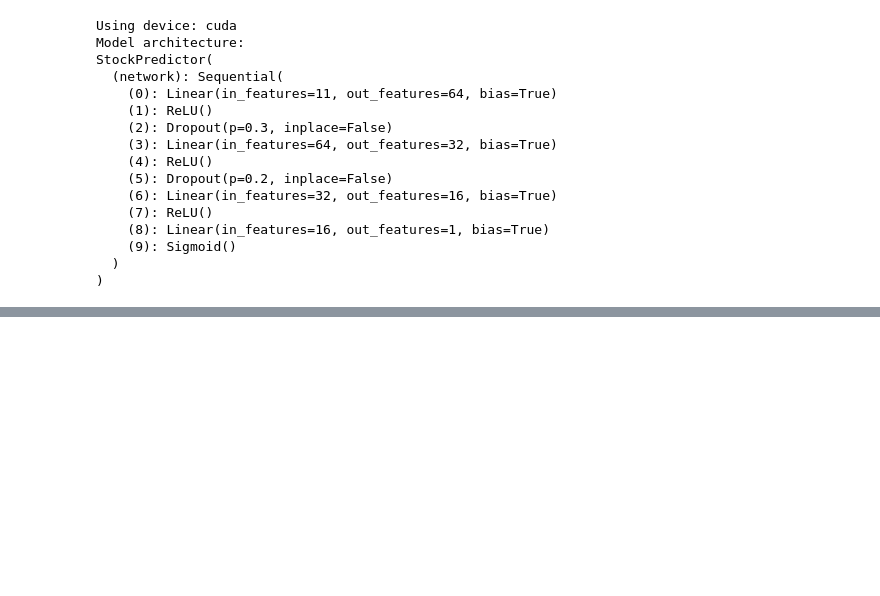
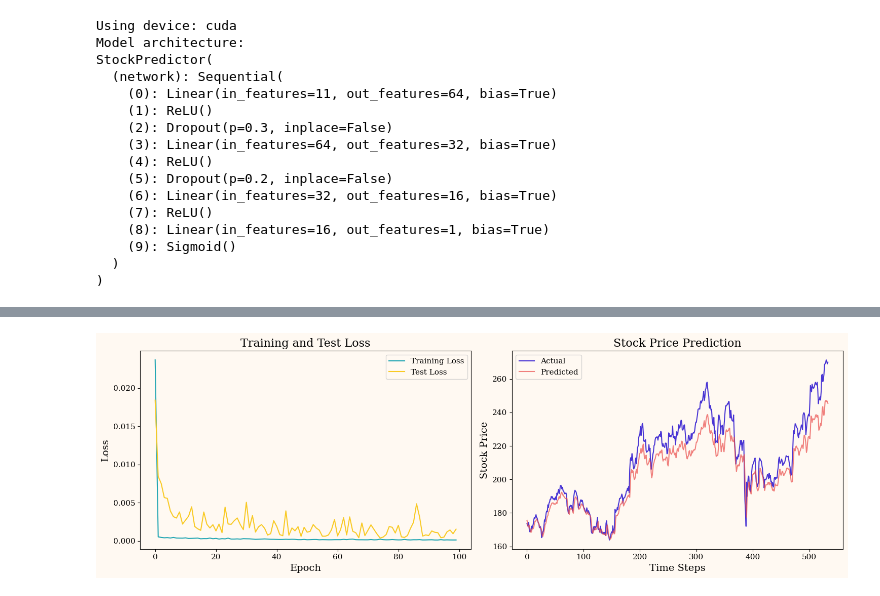
Before and after one commit to KuoLiang-hub/stock-price-prediction-with-pytorch, a Jupyter notebook: stock_prediction.ipynb, the cells around one changed output, grey strips where cells are left out. Drawn from its saved outputs; the diff is of its cells as text; code cells hidden in the pictures; blank space fills up the shorter version.

```diff
--- a/stock_prediction.ipynb
+++ b/stock_prediction.ipynb
@@ -303,0 +482,23 @@ Project complete!
+# %%
+# Plot results
+plt.figure(figsize=(15, 5))
+plt.subplot(1, 2, 1)
+plt.plot(train_losses, label='Training Loss')
+plt.plot(test_losses, label='Test Loss')
+plt.xlabel('Epoch')
+plt.ylabel('Loss')
+plt.title('Training and Test Loss')
+plt.legend()
+
+plt.subplot(1, 2, 2)
+plt.plot(y_test_actual, label='Actual', color=aussie_colors[4])
+plt.plot(test_predictions, label='Predicted', color=aussie_colors[5], alpha=0.7)
+plt.xlabel('Time Steps')
+plt.ylabel('Stock Price')
+plt.title('Stock Price Prediction')
+plt.legend()
+plt.tight_layout()
+plt.savefig('outputs/LSTM_stock_prediction.png', dpi=300, bbox_inches='tight')
+plt.show()
+# %% [output]
+[figure, added]
```
Also changed, not shown: parts of 5 cells of this notebook, 3 other files.
